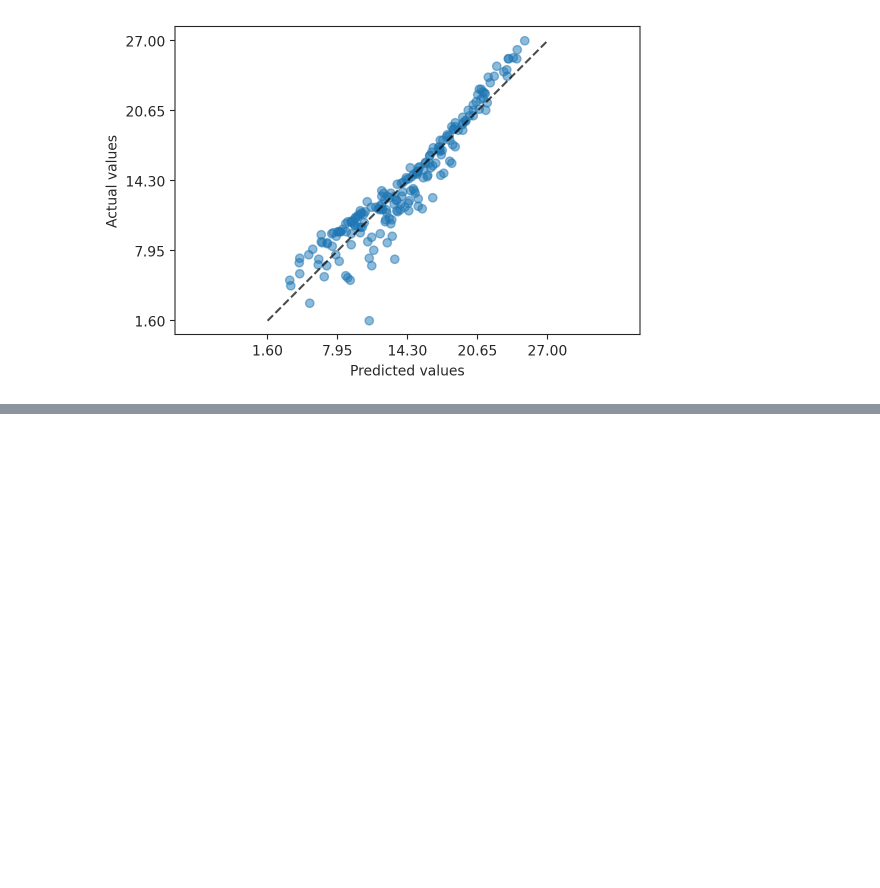
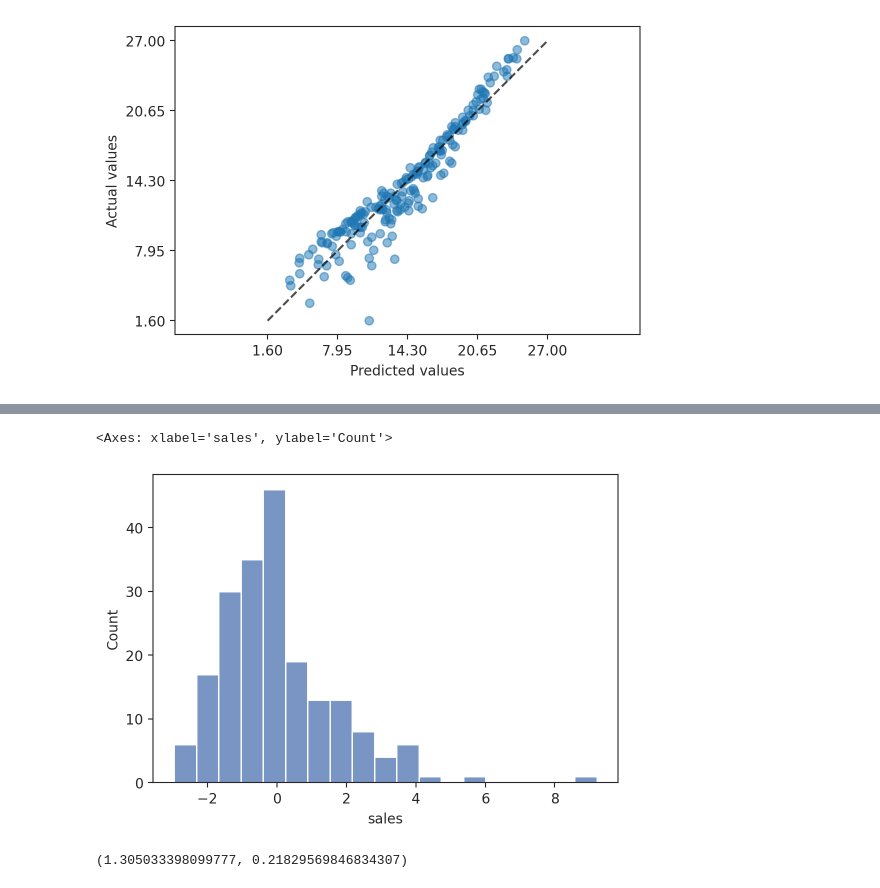
Before and after one commit to peteray-dev/ML_LinReg_Adv_Sales, a Jupyter notebook: Adv_Lr_on_sales.ipynb, the cells around one changed output, grey strips where cells are left out. Cells and saved outputs as stored; diff of their text form; code cells hidden in the pictures; blank space fills up the shorter version.

```diff
--- a/Adv_Lr_on_sales.ipynb
+++ b/Adv_Lr_on_sales.ipynb
@@ -148,0 +166,5 @@ PredictionErrorDisplay.from_estimator(
+# %%
+sns.histplot(residuals);
+# %% [output]
+<Axes: xlabel='sales', ylabel='Count'>
+[figure, added]
@@ -148,0 +175,5 @@ PredictionErrorDisplay.from_estimator(
+# %%
+scores = cross_val_score(lr, X, y, scoring='neg_mean_absolute_error')
+scores.mean()*-1, scores.std()
+# %% [output]
+(1.305033398099777, 0.21829569846834307)
```
Also changed, not shown: parts of 3 cells of this notebook.
